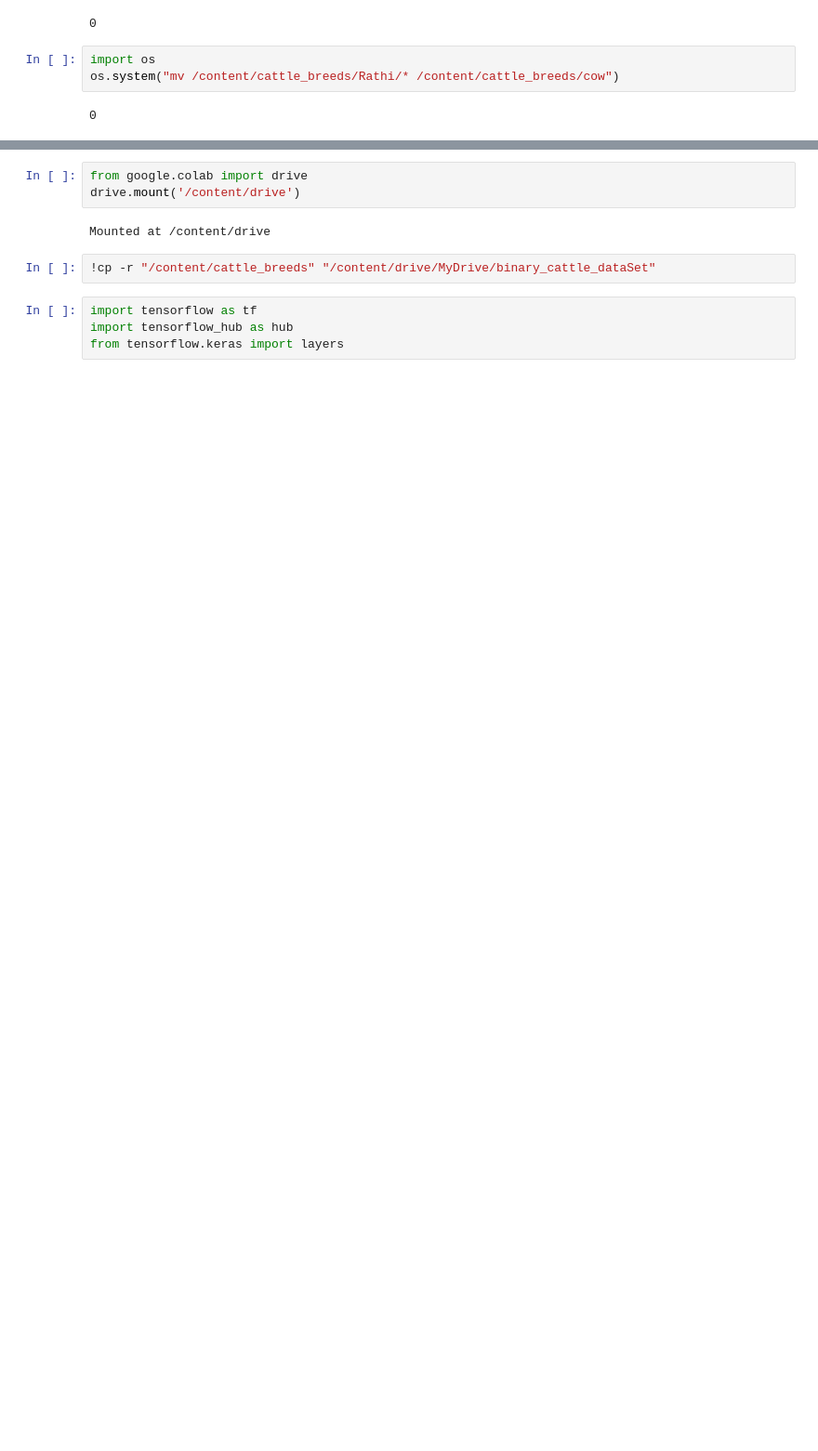
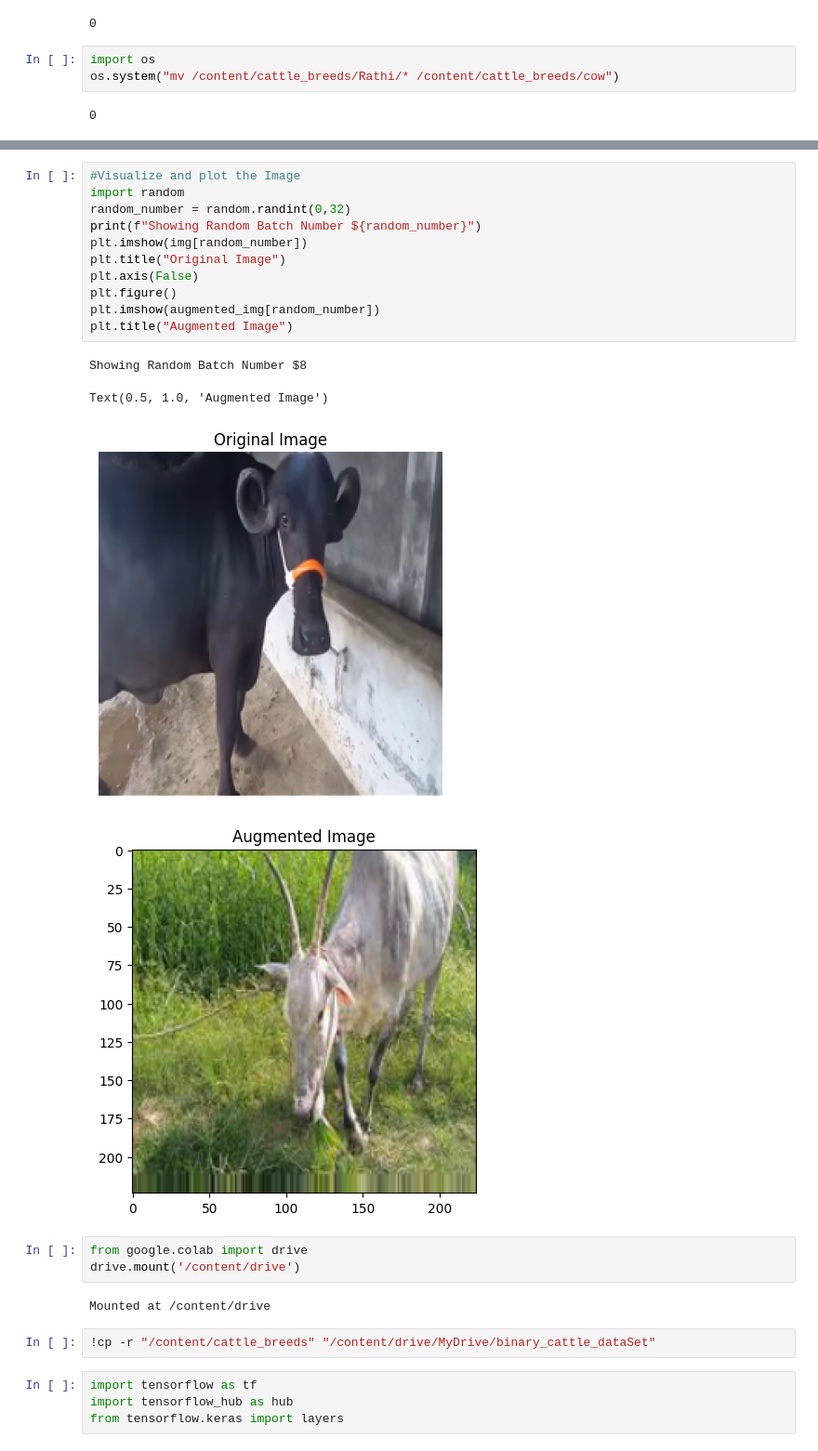
Before and after one commit to prateek66/deep_learning, a Jupyter notebook: Cattle_classifier.ipynb, the cells around one changed output, grey strips where cells are left out. Shown at 93% size. Drawn from its saved outputs; the diff is of its cells as text; blank space fills up the shorter version.

```diff
--- a/Cattle_classifier.ipynb
+++ b/Cattle_classifier.ipynb
@@ -126,3 +234,19 @@ Found 163 images belonging to 2 classes.
+# %%
+#Visualize and plot the Image
+import random
+random_number = random.randint(0,32)
+print(f"Showing Random Batch Number ${random_number}")
+plt.imshow(img[random_number])
+plt.title("Original Image")
+plt.axis(False)
+plt.figure()
+plt.imshow(augmented_img[random_number])
+plt.title("Augmented Image")
+# %% [output]
+Showing Random Batch Number $8
+Text(0.5, 1.0, 'Augmented Image')
+[figure, added]
+[figure, added]
 # %%
 from google.colab import drive
 drive.mount('/content/drive')
```
Also changed, not shown: parts of 33 cells of this notebook.
